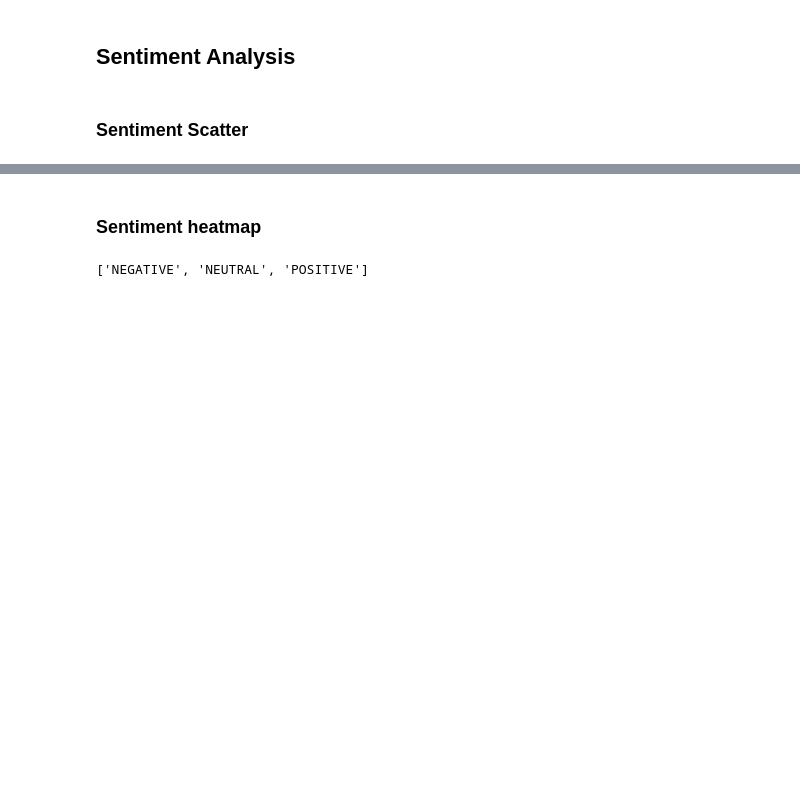
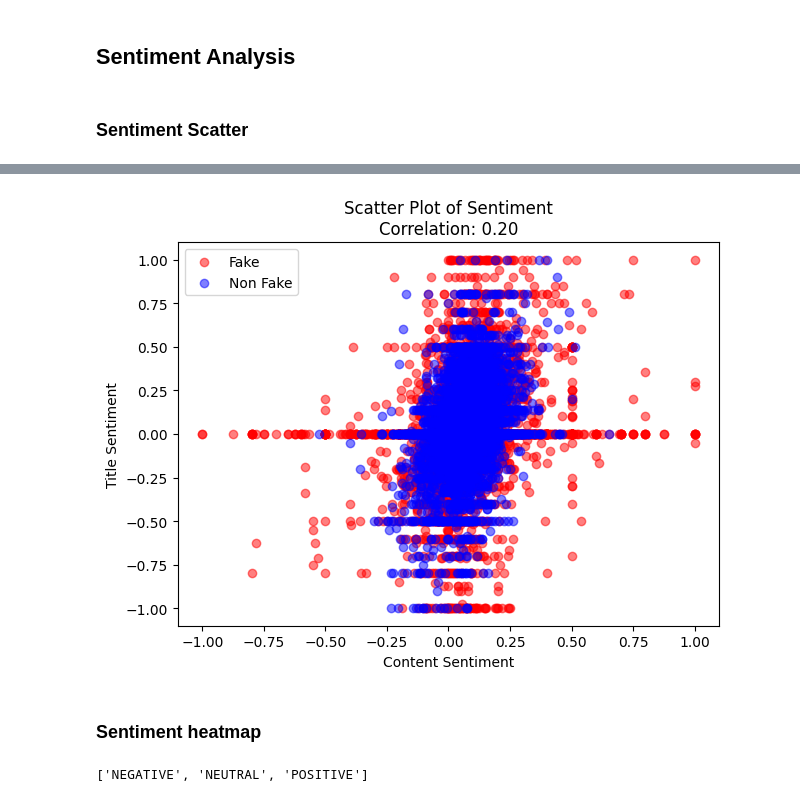
Before and after one commit to lvvittor/nlp, a Jupyter notebook: notebooks/eda.ipynb, the cells around one changed output, grey strips where cells are left out. Drawn from its saved outputs; the diff is of its cells as text; code cells hidden in the pictures; blank space fills up the shorter version.

```diff
--- a/notebooks/eda.ipynb
+++ b/notebooks/eda.ipynb
@@ -123,3 +133,20 @@ plt.show()
+# %%
+# Create scatter plots for "fake" and "non-fake" news with correlation in title
+plt.figure(figsize=(12, 5))
+
+plt.subplot(1, 2, 1)
+plt.scatter(fake_news_df['content_sentiment'], fake_news_df['title_sentiment'], alpha=0.5, c='red', label="Fake")
+plt.scatter(non_fake_news_df['content_sentiment'], non_fake_news_df['title_sentiment'], alpha=0.5, c='blue', label="Non Fake")
+plt.xlabel('Content Sentiment')
+plt.ylabel('Title Sentiment')
+plt.title(f'Scatter Plot of Sentiment\nCorrelation: {fake_correlation:.2f}')
+plt.legend()
+
+
+plt.tight_layout()
+plt.show()
+# %% [output]
+[figure, added]
 # %% [markdown]
 ### Sentiment heatmap
 # %%
```
Also changed, not shown: parts of 14 cells of this notebook.
